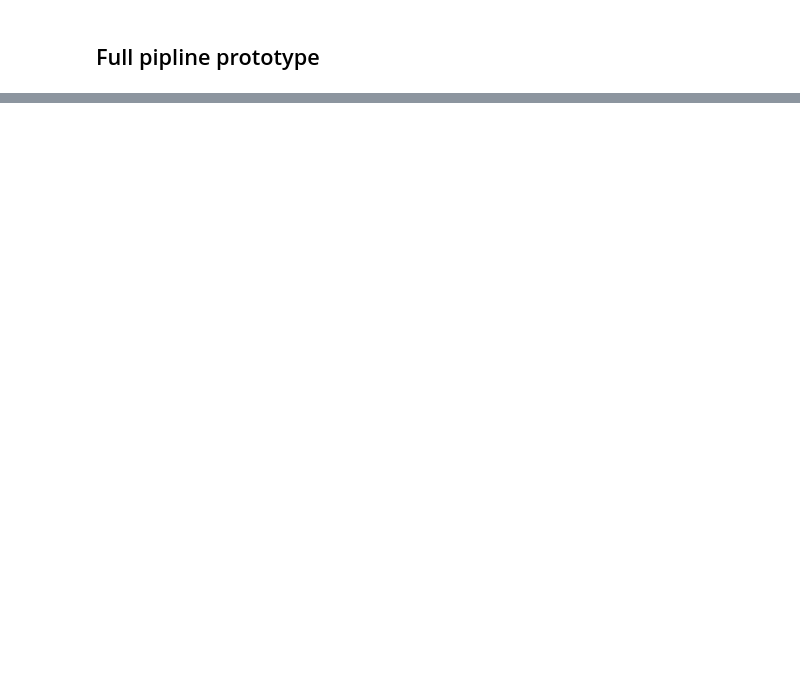
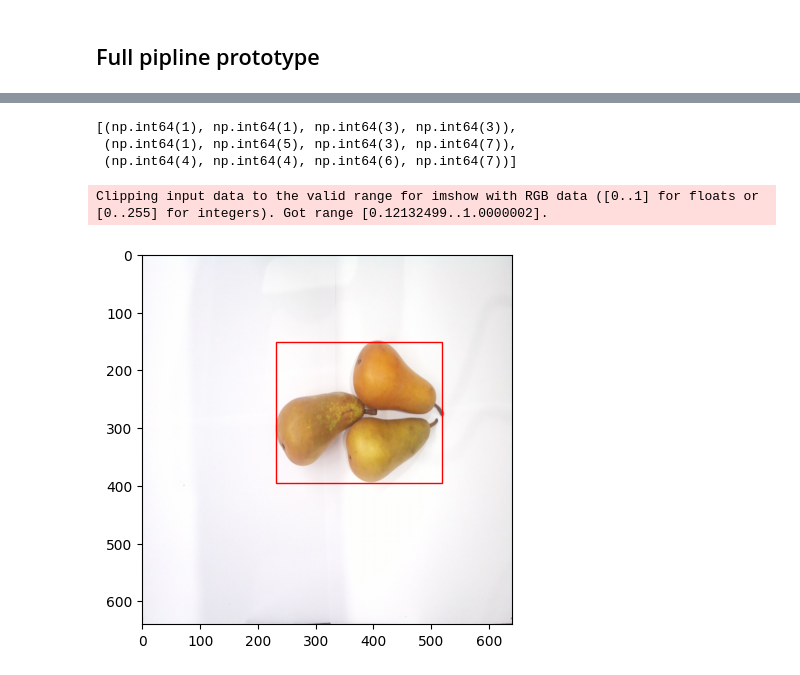
Before and after one commit to frznfrgg/fruit_detection, a Jupyter notebook: size.ipynb, the cells around one changed output, grey strips where cells are left out. Cells and saved outputs as stored; diff of their text form; code cells hidden in the pictures; blank space fills up the shorter version.

```diff
--- a/size.ipynb
+++ b/size.ipynb
@@ -214,0 +216,71 @@ a("1", True)
+# %%
+import numpy as np
+from scipy.ndimage import label
+
+def find_precise_blobs(matrix, min_size=2):
+    structure = np.array([[1,1,1], [1,1,1], [1,1,1]])
+    labeled, num_features = label(matrix, structure=structure)
+
+    blobs = []
+
+    for i in range(1, num_features + 1):
+        coords = np.argwhere(labeled == i)
+
+        if len(coords) >= min_size:
+            y_min, x_min = coords.min(axis=0)
+            y_max, x_max = coords.max(axis=0)
+            blobs.append((y_min, x_min, y_max + 1, x_max + 1))
+
+    return blobs
+
+
+matrix = np.array([
+    [0, 0, 0, 0, 0, 0, 0],
+    [0, 1, 1, 0, 0, 1, 1],
+    [0, 1, 1, 0, 0, 1, 1],
+    [0, 0, 0, 0, 0, 0, 0],
+    [0, 0, 0, 0, 1, 1, 1],
+    [0, 0, 0, 0, 1, 1, 1],
+])
+
+
+blobs = find_precise_blobs(matrix, min_size=2)
+blobs
+# %% [output]
+[(np.int64(1), np.int64(1), np.int64(3), np.int64(3)),
+ (np.int64(1), np.int64(5), np.int64(3), np.int64(7)),
+ (np.int64(4), np.int64(4), np.int64(6), np.int64(7))]
+# %%
+image = read_image(f'datasets/camera/{4}.jpg')
+
+transform = Resize((640,640))
+image = transform(image/255.0)
+image = torch.unsqueeze(image, 0)
+
+image = image.float()
+
+with torch.no_grad():
+    mask = a.segmentator(image.to("cuda:0")).view((640,640)).to('cpu').numpy()
+
+ind = np.where(mask > 0.9)
+pic = np.zeros((640,640))
+pic[ind] = 1
+
+centers = find_precise_blobs(pic)
+# %%
+from matplotlib.patches import Rectangle
+
+np_image = torch.squeeze(image, 0).to('cpu').numpy()
+np_image = np_image.swapaxes(1,2).swapaxes(0,2)
+
+fig, ax = plt.subplots()
+
+ax.imshow(np_image)
+for rect in centers:
+    rectanle = Rectangle((rect[1], rect[0]), rect[3]-rect[1], rect[2]-rect[0], linewidth=1, edgecolor='r', facecolor='none')
+    ax.add_patch(rectanle)
+
+plt.show()
+# %% [output]
+Clipping input data to the valid range for imshow with RGB data ([0..1] for floats or [0..255] for integers). Got range [0.12132499..1.0000002].
+[figure, added]
```
Also changed, not shown: parts of 19 cells of this notebook, 1 other file.
